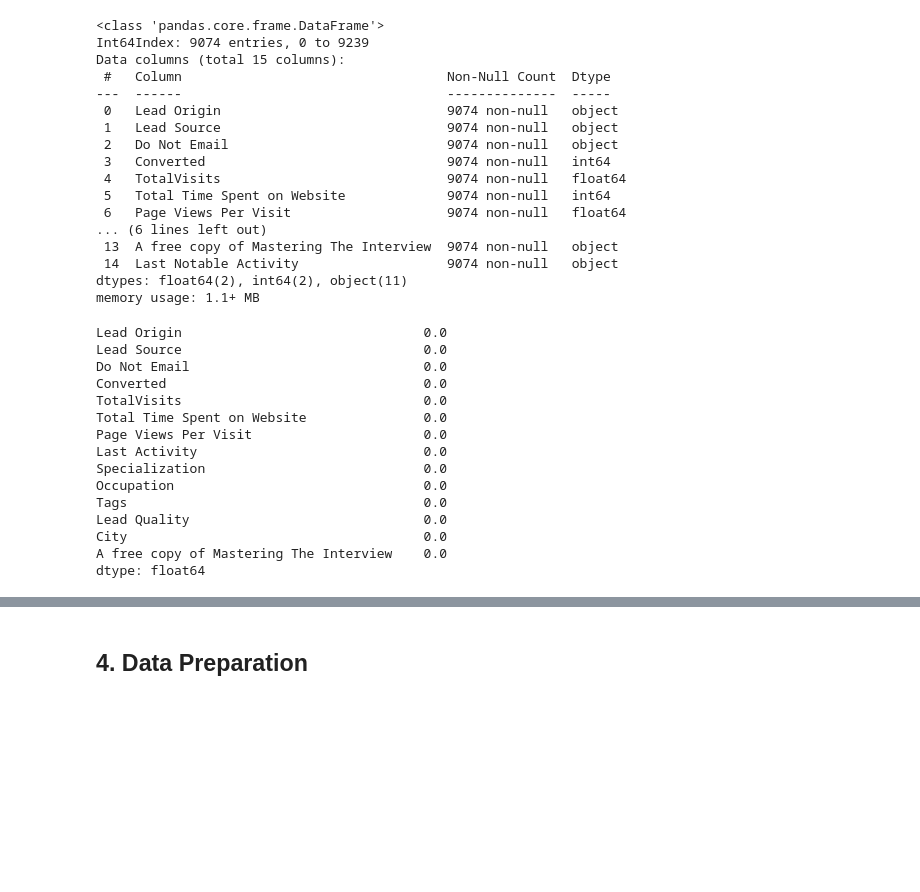
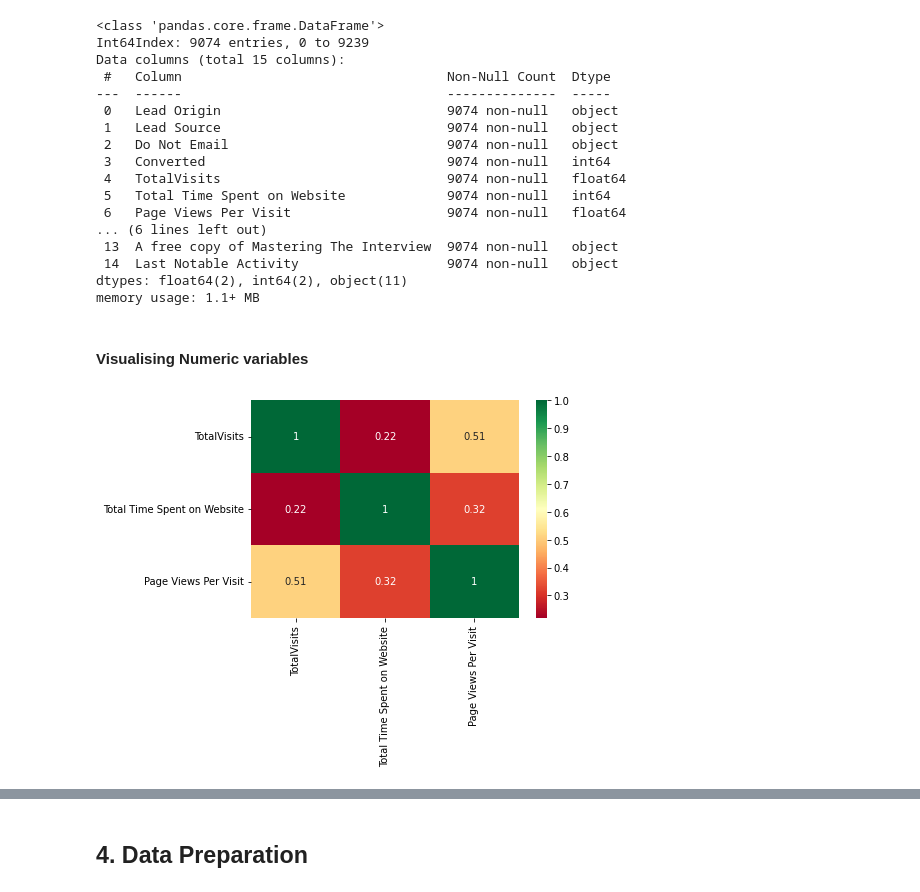
Before and after one commit to aparnakishan/XEducationLeadScore, a Jupyter notebook: LeadScoreXEduCaseStudy.ipynb, the cells around one changed output, grey strips where cells are left out. Cells and saved outputs as stored; diff of their text form; code cells hidden in the pictures; blank space fills up the shorter version.

```diff
--- a/LeadScoreXEduCaseStudy.ipynb
+++ b/LeadScoreXEduCaseStudy.ipynb
@@ -678,23 +680,13 @@ Data columns (total 15 columns):
  14  Last Notable Activity                   9074 non-null   object
 dtypes: float64(2), int64(2), object(11)
 memory usage: 1.1+ MB
+# %% [markdown]
+#### Visualising Numeric variables
 # %%
-#Visualising Numeric variables
+num_cols = ['TotalVisits','Total Time Spent on Website','Page Views Per Visit']
 
-numeric = ['TotalVisits','Total Time Spent on Website','Page Views Per Visit']
+#Correlation between numeric variables using heatmap
+sns.heatmap(df_lead[num_cols].corr(),cmap="RdYlGn",annot = True)
+plt.show()
 # %% [output]
-Lead Origin                               0.0
-Lead Source                               0.0
-Do Not Email                              0.0
-Converted                                 0.0
-TotalVisits                               0.0
-Total Time Spent on Website               0.0
-Page Views Per Visit                      0.0
-Last Activity                             0.0
-Specialization                            0.0
-Occupation                                0.0
-Tags                                      0.0
-Lead Quality                              0.0
-City                                      0.0
-A free copy of Mastering The Interview    0.0
-dtype: float64
+[figure, added]
```
Also changed, not shown: parts of 56 cells of this notebook.
